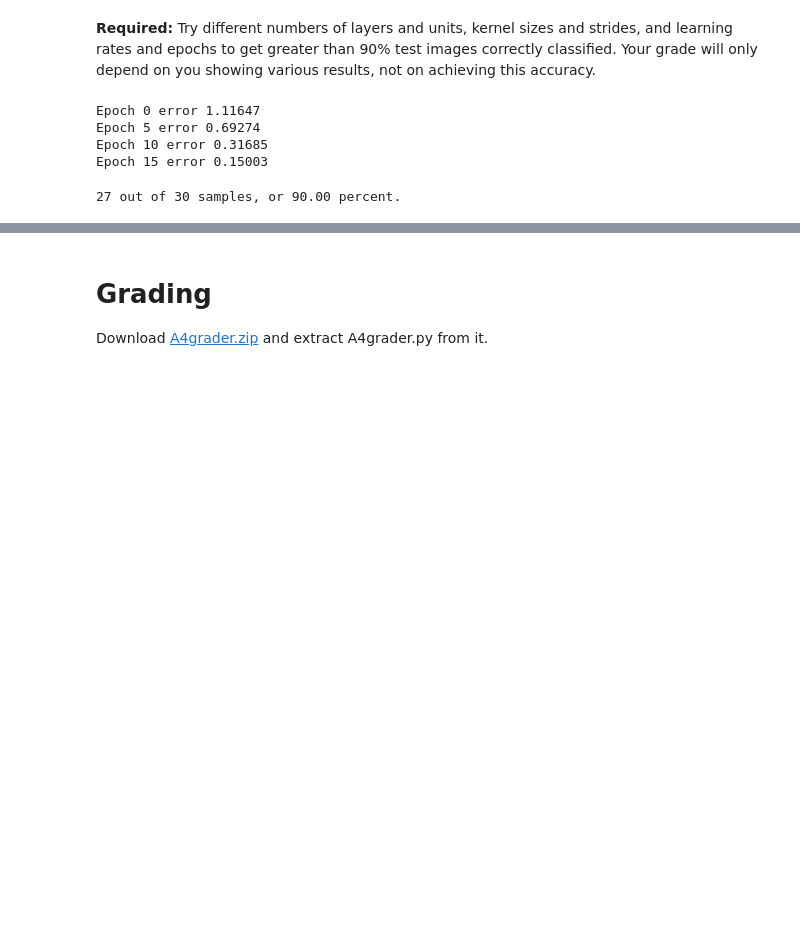
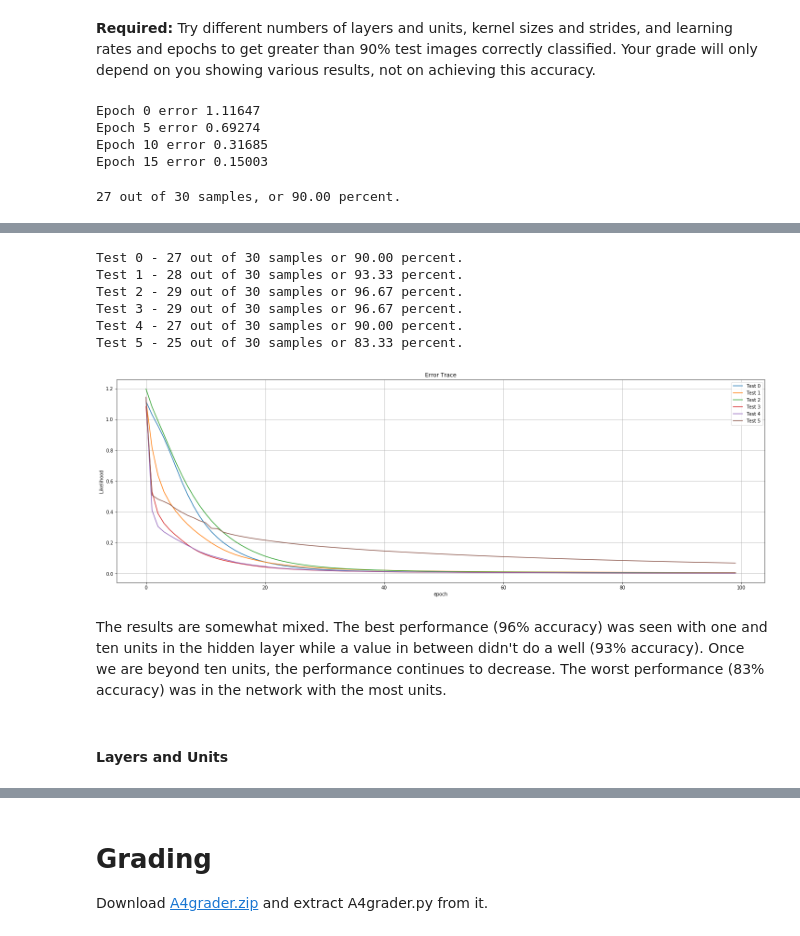
Before and after one commit to bstaab/CS545_MachineLearning, a Jupyter notebook: assignments/A4/Staab-A4.ipynb, the cells around one changed output, grey strips where cells are left out. Cells and saved outputs as stored; diff of their text form; code cells hidden in the pictures; blank space fills up the shorter version.

```diff
--- a/assignments/A4/Staab-A4.ipynb
+++ b/assignments/A4/Staab-A4.ipynb
@@ -416,0 +469,23 @@ print(f'{n_correct} out of {Ttest.shape[0]} samples, or {n_correct/Ttest.shape[0
+# %%
+%%capture
+results = []
+results.append(run_test([5, 5], [[5, 3], [4, 2]], [10], [0, 1, 2], False, 100, 0.01))
+results.append(run_test(   [5], [[5, 3], [4, 2]], [10], [0, 1, 2], False, 100, 0.01))
+results.append(run_test(   [1], [[5, 3], [4, 2]], [10], [0, 1, 2], False, 100, 0.01))
+results.append(run_test(  [10], [[5, 3], [4, 2]], [10], [0, 1, 2], False, 100, 0.01))
+results.append(run_test(  [50], [[5, 3], [4, 2]], [10], [0, 1, 2], False, 100, 0.01))
+results.append(run_test( [500], [[5, 3], [4, 2]], [10], [0, 1, 2], False, 100, 0.01))
+# %%
+print_results(results)
+# %% [output]
+Test 0 - 27 out of 30 samples or 90.00 percent.
+Test 1 - 28 out of 30 samples or 93.33 percent.
+Test 2 - 29 out of 30 samples or 96.67 percent.
+Test 3 - 29 out of 30 samples or 96.67 percent.
+Test 4 - 27 out of 30 samples or 90.00 percent.
+Test 5 - 25 out of 30 samples or 83.33 percent.
+[figure, added]
+# %% [markdown]
+The results are somewhat mixed.  The best performance (96% accuracy) was seen with one and ten units in the hidden layer while a value in between didn't do a well (93% accuracy).  Once we are beyond ten units, the performance continues to decrease.  The worst performance (83% accuracy) was in the network with the most units.
+# %% [markdown]
+#### Layers and Units
```
Also changed, not shown: parts of 60 cells of this notebook, 1 other file.
